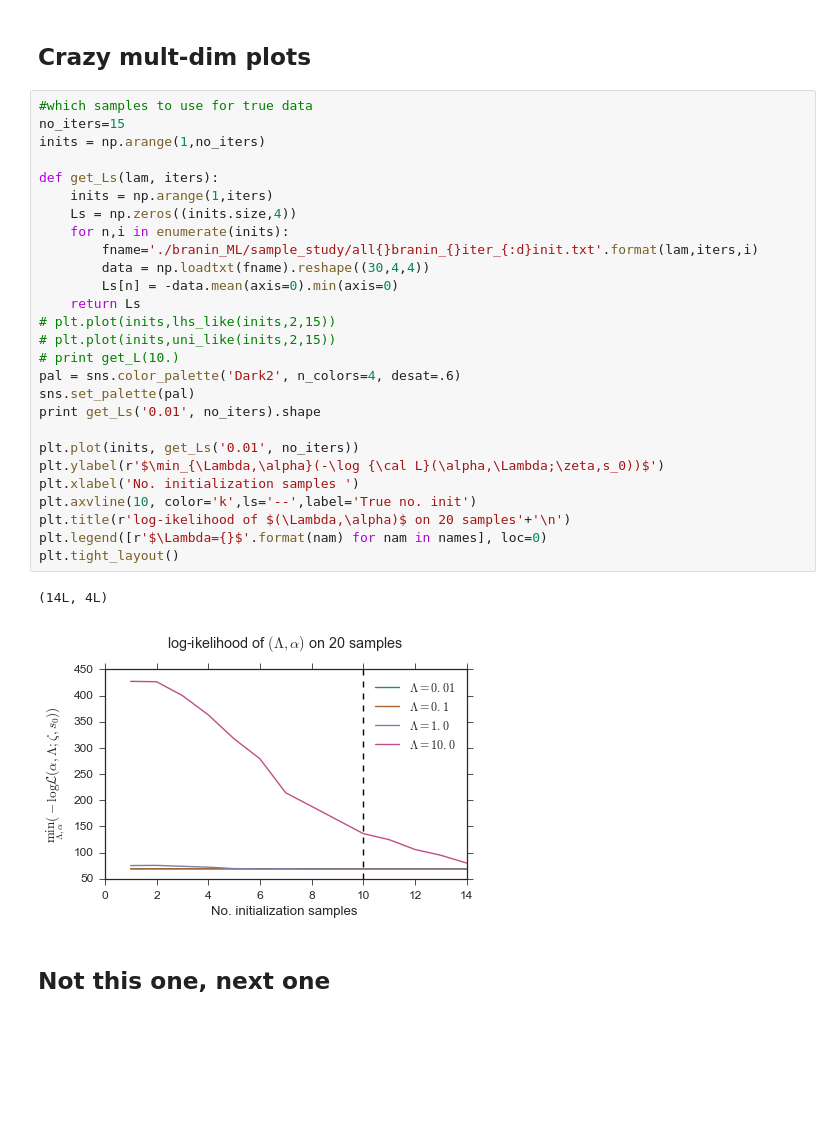
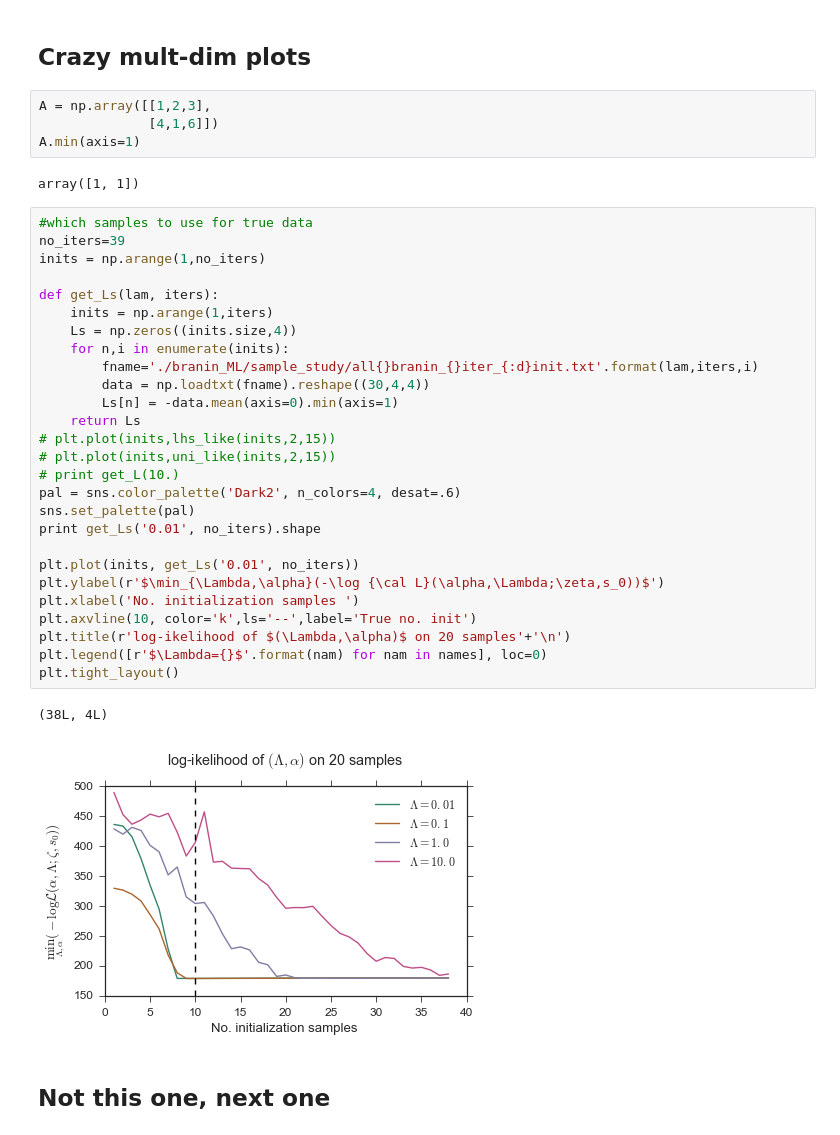
Before and after one commit to DesignInformaticsLab/EcoRacer2016, a Jupyter notebook: simulation_study/Plot_Likelihood.ipynb, the cells around one changed output. Saved outputs shown, nothing was run; the diff lists cells and outputs as text; blank space fills up the shorter version.

```diff
--- a/simulation_study/Plot_Likelihood.ipynb
+++ b/simulation_study/Plot_Likelihood.ipynb
@@ -275,35 +303,41 @@ plt.tight_layout()
 # %% [markdown]
 ## Crazy mult-dim plots
+# %%
+A = np.array([[1,2,3],
+              [4,1,6]])
+A.min(axis=1)
+# %% [output]
+array([1, 1])
 # %%
 #which samples to use for true data
-no_iters=15
+no_iters=39
 inits = np.arange(1,no_iters)
 
 def get_Ls(lam, iters):
     inits = np.arange(1,iters)
     Ls = np.zeros((inits.size,4))
     for n,i in enumerate(inits):
         fname='./branin_ML/sample_study/all{}branin_{}iter_{:d}init.txt'.format(lam,iters,i)
         data = np.loadtxt(fname).reshape((30,4,4))
-        Ls[n] = -data.mean(axis=0).min(axis=0)
+        Ls[n] = -data.mean(axis=0).min(axis=1)
     return Ls
 # plt.plot(inits,lhs_like(inits,2,15))
 # plt.plot(inits,uni_like(inits,2,15))
 # print get_L(10.)
 pal = sns.color_palette('Dark2', n_colors=4, desat=.6)
 sns.set_palette(pal)
 print get_Ls('0.01', no_iters).shape
 
 plt.plot(inits, get_Ls('0.01', no_iters))
 plt.ylabel(r'$\min_{\Lambda,\alpha}(-\log {\cal L}(\alpha,\Lambda;\zeta,s_0))$')
 plt.xlabel('No. initialization samples ')
 plt.axvline(10, color='k',ls='--',label='True no. init')
 plt.title(r'log-ikelihood of $(\Lambda,\alpha)$ on 20 samples'+'\n')
 plt.legend([r'$\Lambda={}$'.format(nam) for nam in names], loc=0)
 plt.tight_layout()
 # %% [output]
-(14L, 4L)
+(38L, 4L)
-[figure, old version]
+[figure, new version]
 # %% [markdown]
 ## Not this one, next one
 # %%
```
Also changed, not shown: parts of 15 cells of this notebook.
